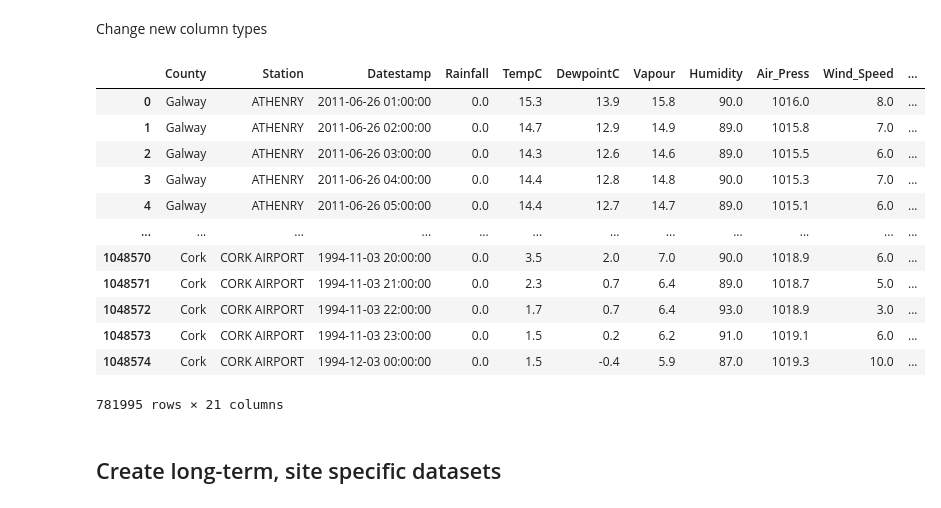
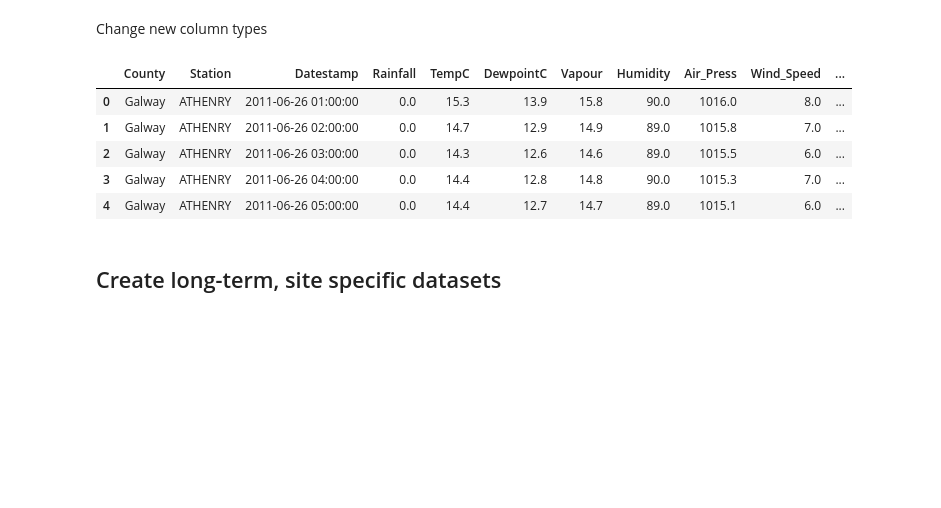
Before and after one commit to Saltire78/ITT_Labs, a Jupyter notebook: Irish_Weather_Analysis.ipynb, the cells around one changed output. Saved outputs shown, nothing was run; the diff lists cells and outputs as text; code cells hidden in the pictures; blank space fills up the shorter version.

```diff
--- a/Irish_Weather_Analysis.ipynb
+++ b/Irish_Weather_Analysis.ipynb
@@ -310,21 +310,14 @@ raw_data_linear['Rain'] = pd.Series(raw_data_linear['Rain'], dtype="string")
 raw_data_linear['Temp'] = pd.Series(raw_data_linear['Temp'], dtype="string")
 raw_data_linear['Season'] = pd.Series(raw_data_linear['Season'], dtype="string")
 # %%
-raw_data_linear
+raw_data_linear.head()
 # %% [output]
 |  | County | Station | Datestamp | Rainfall | TempC | DewpointC | Vapour | Humidity | Air_Press | Wind_Speed | ... |
 | 0 | Galway | ATHENRY | 2011-06-26 01:00:00 | 0.0 | 15.3 | 13.9 | 15.8 | 90.0 | 1016.0 | 8.0 | ... |
 | 1 | Galway | ATHENRY | 2011-06-26 02:00:00 | 0.0 | 14.7 | 12.9 | 14.9 | 89.0 | 1015.8 | 7.0 | ... |
 | 2 | Galway | ATHENRY | 2011-06-26 03:00:00 | 0.0 | 14.3 | 12.6 | 14.6 | 89.0 | 1015.5 | 6.0 | ... |
 | 3 | Galway | ATHENRY | 2011-06-26 04:00:00 | 0.0 | 14.4 | 12.8 | 14.8 | 90.0 | 1015.3 | 7.0 | ... |
 | 4 | Galway | ATHENRY | 2011-06-26 05:00:00 | 0.0 | 14.4 | 12.7 | 14.7 | 89.0 | 1015.1 | 6.0 | ... |
-| ... | ... | ... | ... | ... | ... | ... | ... | ... | ... | ... | ... |
-| 1048570 | Cork | CORK AIRPORT | 1994-11-03 20:00:00 | 0.0 | 3.5 | 2.0 | 7.0 | 90.0 | 1018.9 | 6.0 | ... |
-| 1048571 | Cork | CORK AIRPORT | 1994-11-03 21:00:00 | 0.0 | 2.3 | 0.7 | 6.4 | 89.0 | 1018.7 | 5.0 | ... |
-| 1048572 | Cork | CORK AIRPORT | 1994-11-03 22:00:00 | 0.0 | 1.7 | 0.7 | 6.4 | 93.0 | 1018.9 | 3.0 | ... |
-| 1048573 | Cork | CORK AIRPORT | 1994-11-03 23:00:00 | 0.0 | 1.5 | 0.2 | 6.2 | 91.0 | 1019.1 | 6.0 | ... |
-| 1048574 | Cork | CORK AIRPORT | 1994-12-03 00:00:00 | 0.0 | 1.5 | -0.4 | 5.9 | 87.0 | 1019.3 | 10.0 | ... |
-781995 rows × 21 columns
 # %% [markdown]
 ## Create long-term, site specific datasets
 # %% [markdown]
```
Also changed, not shown: parts of 8 cells of this notebook.
